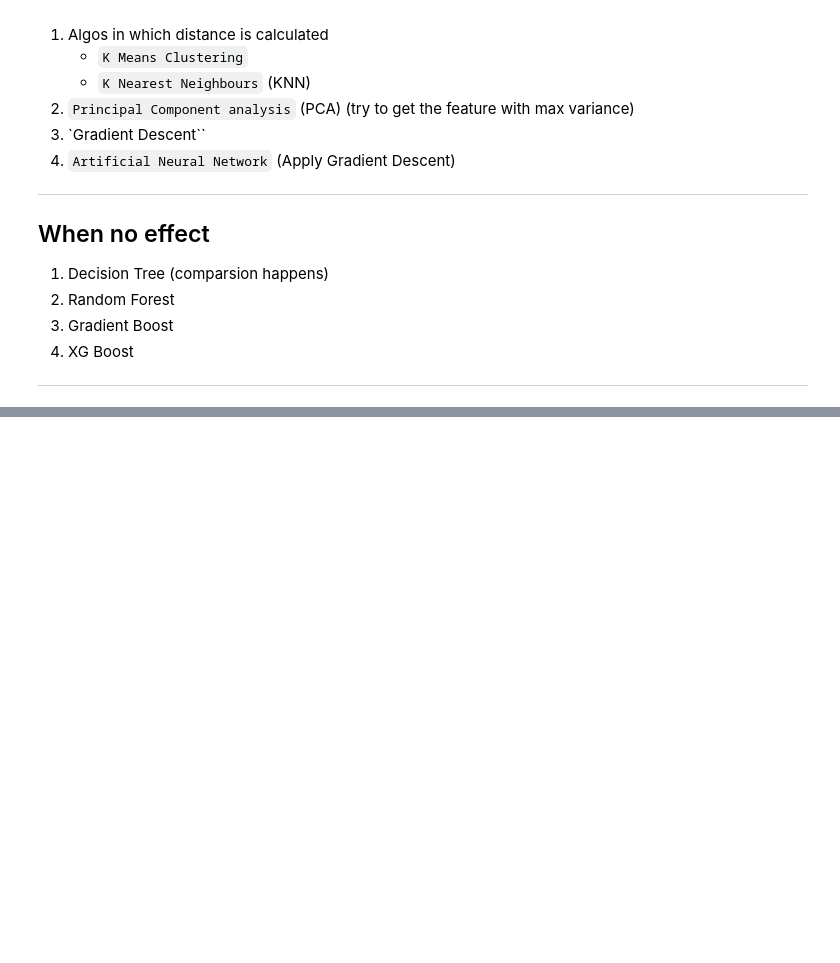
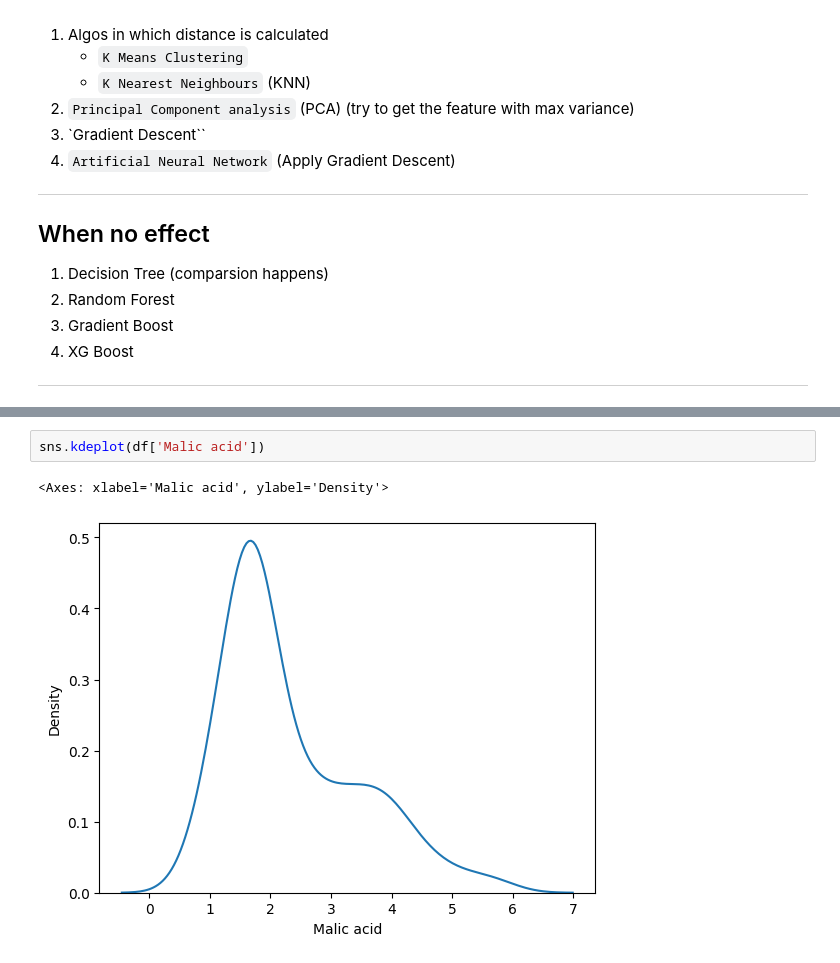
Before and after one commit to rajatverma311201/data-science-basics, a Jupyter notebook: feature-engineering/1-feature-scaling.ipynb, the cells around one changed output, grey strips where cells are left out. Drawn from its saved outputs; the diff is of its cells as text; blank space fills up the shorter version.

```diff
--- a/feature-engineering/1-feature-scaling.ipynb
+++ b/feature-engineering/1-feature-scaling.ipynb
@@ -261,0 +340,5 @@ Scaled 0.875
+# %%
+sns.kdeplot(df['Malic acid'])
+# %% [output]
+<Axes: xlabel='Malic acid', ylabel='Density'>
+[figure, added]
```
Also changed, not shown: parts of 24 cells of this notebook, 4 other files.
